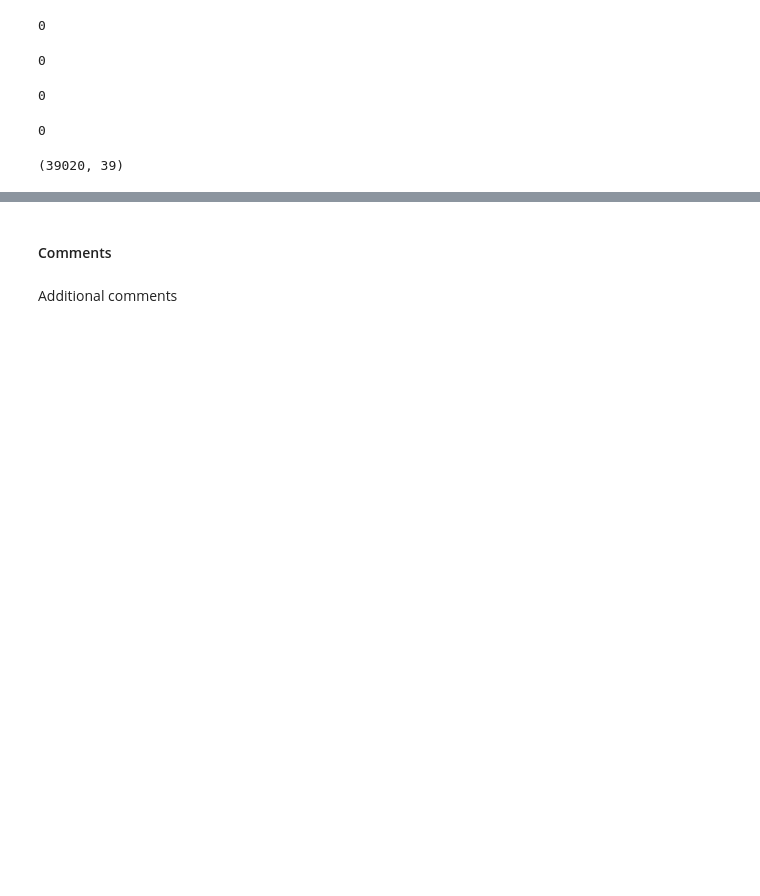
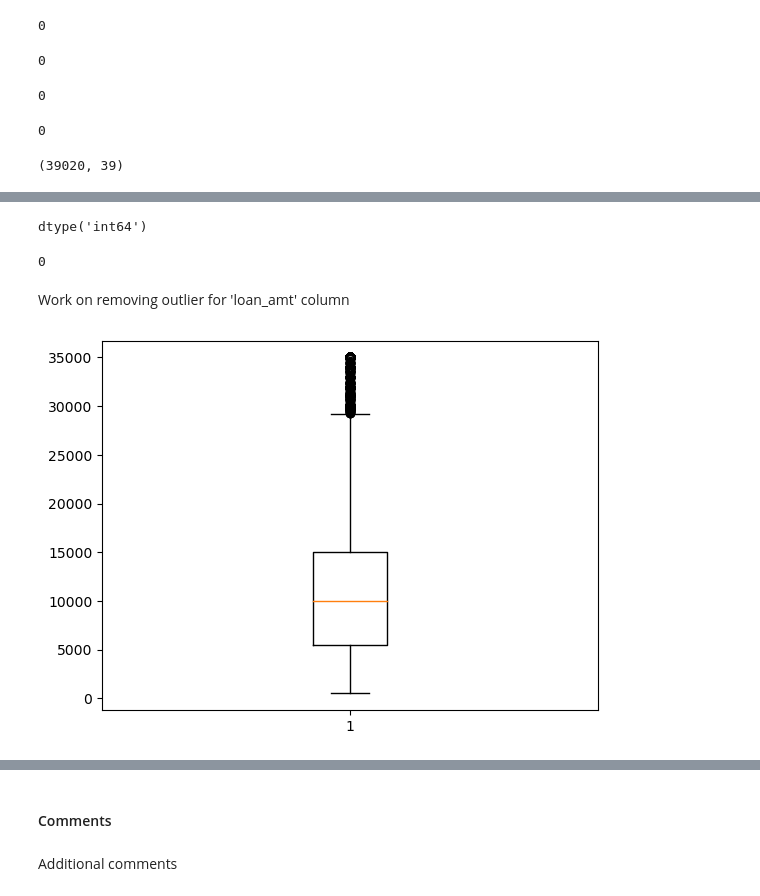
Before and after one commit to Aswani-ReddyKV/LendingClubCaseStudy, a Jupyter notebook: LendingClubCaseStudy.ipynb, the cells around one changed output, grey strips where cells are left out. Drawn from its saved outputs; the diff is of its cells as text; code cells hidden in the pictures; blank space fills up the shorter version.

Commit message:
Data type conversoin for two columns
Along with this addded note.txt for self tracking

```diff
--- a/LendingClubCaseStudy.ipynb
+++ b/LendingClubCaseStudy.ipynb
@@ -187,3 +183,8 @@ lendingDF['pub_rec_bankruptcies'].isnull().sum()
 lendingDF.shape
 # %% [output]
 (39020, 39)
+# %%
+lendingDF['int_rate'] = lendingDF['int_rate'].astype("string")
+lendingDF['int_rate'] = lendingDF['int_rate'].apply(lambda x: float(x[:-1]))
+# %%
+lendingDF['revol_util'] = lendingDF['int_rate'].astype("float32")
@@ -189,0 +215,15 @@ lendingDF.shape
+# %%
+lendingDF['loan_amnt'].dtypes
+# %% [output]
+dtype('int64')
+# %%
+lendingDF['loan_amnt'].isnull().sum()
+# %% [output]
+0
+# %% [markdown]
+Work on removing outlier for 'loan_amt' column
+# %%
+plt.boxplot(lendingDF.loan_amnt)
+plt.show()
+# %% [output]
+[figure, added]
```
Also changed, not shown: parts of 11 cells of this notebook, 1 other file.
